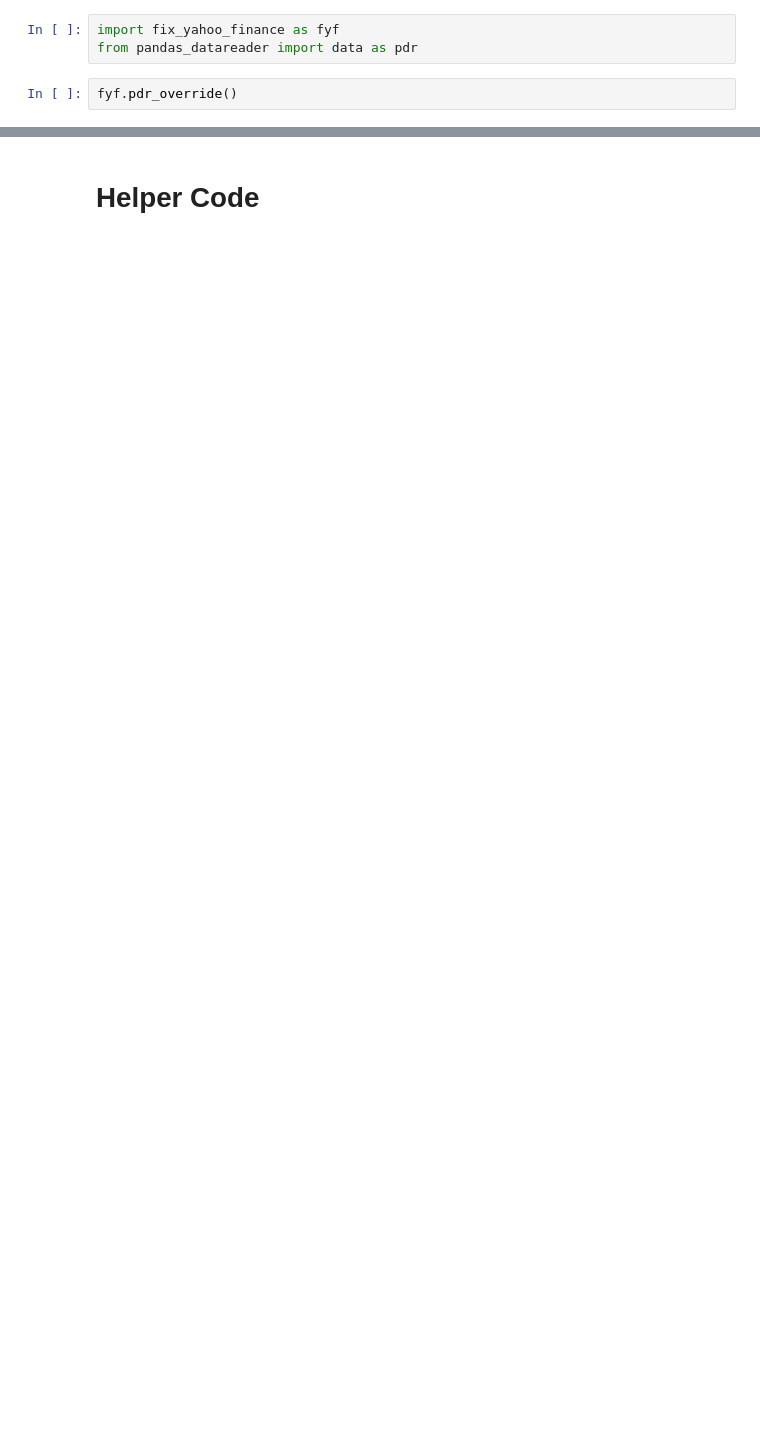
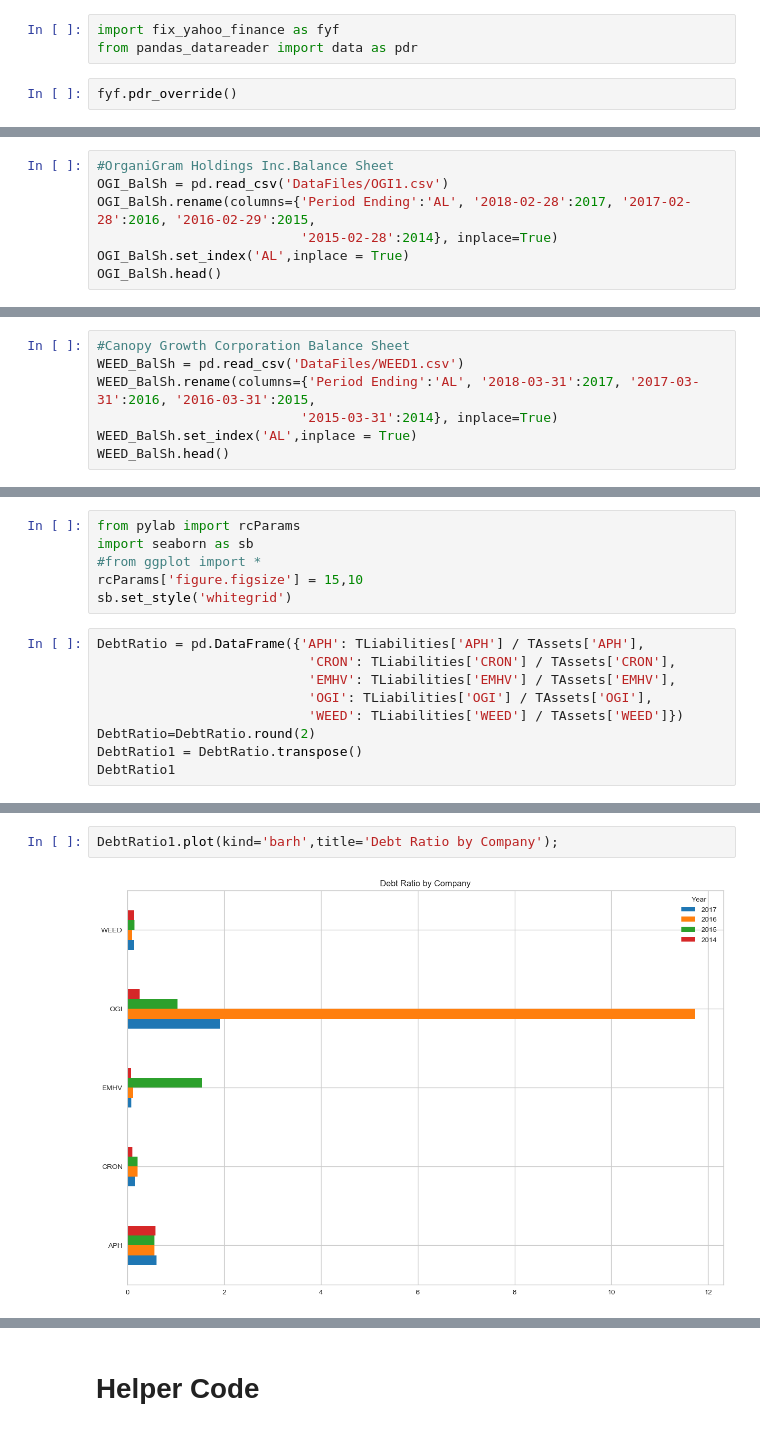
Before and after one commit to SCS-UofT/SCS3250-020, a Jupyter notebook: Project3250-020_WorkingCopy.ipynb, the cells around one changed output, grey strips where cells are left out. Saved outputs shown, nothing was run; the diff lists cells and outputs as text; blank space fills up the shorter version.

```diff
--- a/Project3250-020_WorkingCopy.ipynb
+++ b/Project3250-020_WorkingCopy.ipynb
@@ -195,0 +224,7 @@ PriceEarning
+# %%
+#OrganiGram Holdings Inc.Balance Sheet
+OGI_BalSh = pd.read_csv('DataFiles/OGI1.csv')
+OGI_BalSh.rename(columns={'Period Ending':'AL', '2018-02-28':2017, '2017-02-28':2016, '2016-02-29':2015,
+                          '2015-02-28':2014}, inplace=True)
+OGI_BalSh.set_index('AL',inplace = True)
+OGI_BalSh.head()
@@ -195,0 +254,7 @@ PriceEarning
+# %%
+#Canopy Growth Corporation Balance Sheet
+WEED_BalSh = pd.read_csv('DataFiles/WEED1.csv')
+WEED_BalSh.rename(columns={'Period Ending':'AL', '2018-03-31':2017, '2017-03-31':2016, '2016-03-31':2015,
+                          '2015-03-31':2014}, inplace=True)
+WEED_BalSh.set_index('AL',inplace = True)
+WEED_BalSh.head()
@@ -195,0 +448,15 @@ PriceEarning
+# %%
+from pylab import rcParams
+import seaborn as sb
+#from ggplot import *
+rcParams['figure.figsize'] = 15,10
+sb.set_style('whitegrid')
+# %%
+DebtRatio = pd.DataFrame({'APH': TLiabilities['APH'] / TAssets['APH'],
+                           'CRON': TLiabilities['CRON'] / TAssets['CRON'],
+                           'EMHV': TLiabilities['EMHV'] / TAssets['EMHV'],
+                           'OGI': TLiabilities['OGI'] / TAssets['OGI'],
+                           'WEED': TLiabilities['WEED'] / TAssets['WEED']})
+DebtRatio=DebtRatio.round(2)
+DebtRatio1 = DebtRatio.transpose()
+DebtRatio1
@@ -195,0 +470,4 @@ PriceEarning
+# %%
+DebtRatio1.plot(kind='barh',title='Debt Ratio by Company');
+# %% [output]
+[figure, added]
```
Also changed, not shown: parts of 80 cells of this notebook.
